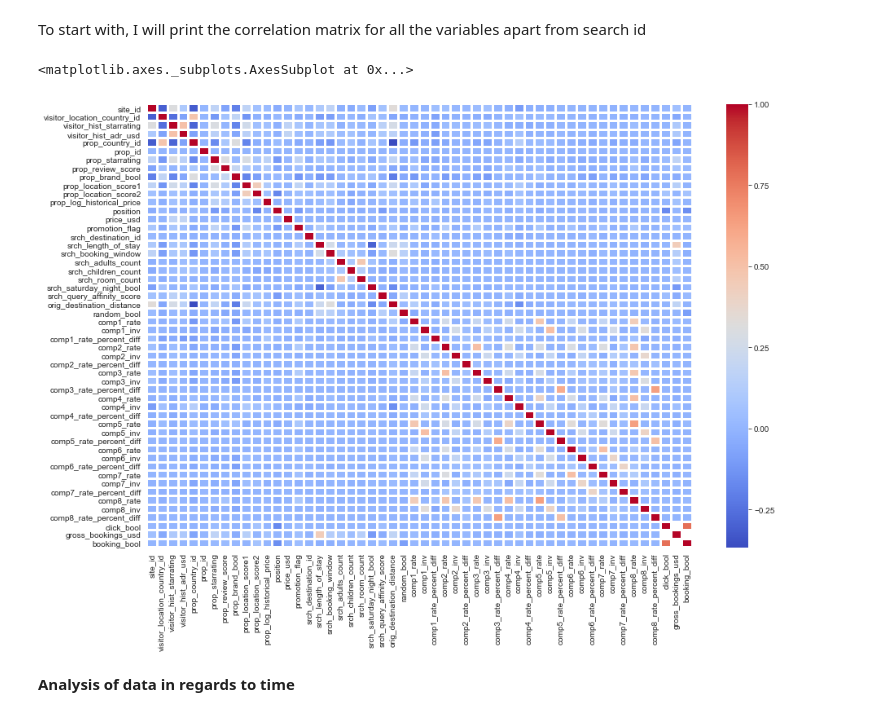
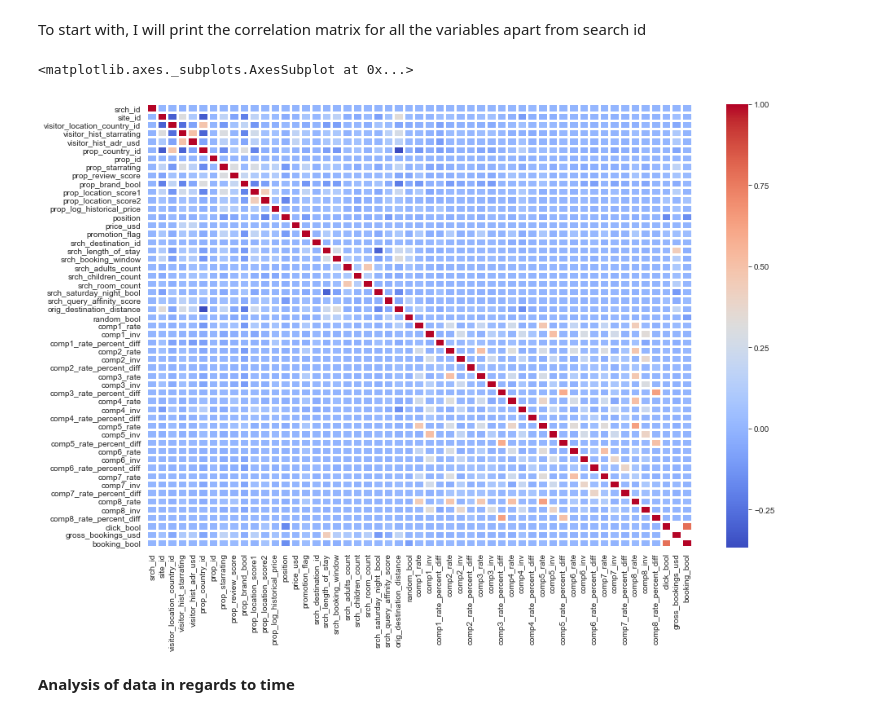
Before and after one commit to martaradzi/DataMiningTechniques, a Jupyter notebook: Assignment2/Exploratory Data Analysis.ipynb, the cells around one changed output. Cells and saved outputs as stored; diff of their text form; code cells hidden in the pictures.

Commit message:
Data Analys

```diff
--- a/Assignment2/Exploratory Data Analysis.ipynb
+++ b/Assignment2/Exploratory Data Analysis.ipynb
@@ -33,11 +51,11 @@ To start with, I will print the correlation matrix for all the variables apart f
 # %%
 fig, ax = plt.subplots()
 fig.set_size_inches(15, 10)
-new_data = df.drop(['srch_id'], axis = 1)
-sns.heatmap(new_data.corr(),cmap='coolwarm',ax=ax,linewidths=2)
+#new_data = df.drop(['srch_id'], axis = 1)
+sns.heatmap(df.corr(),cmap='coolwarm',ax=ax,linewidths=2)
 # %% [output]
 <matplotlib.axes._subplots.AxesSubplot at 0x...>
-[figure, old version]
+[figure, new version]
 # %% [markdown]
 **Analysis of data in regards to time**
 # %%
```
Also changed, not shown: parts of 3 cells of this notebook, 1 other file.
